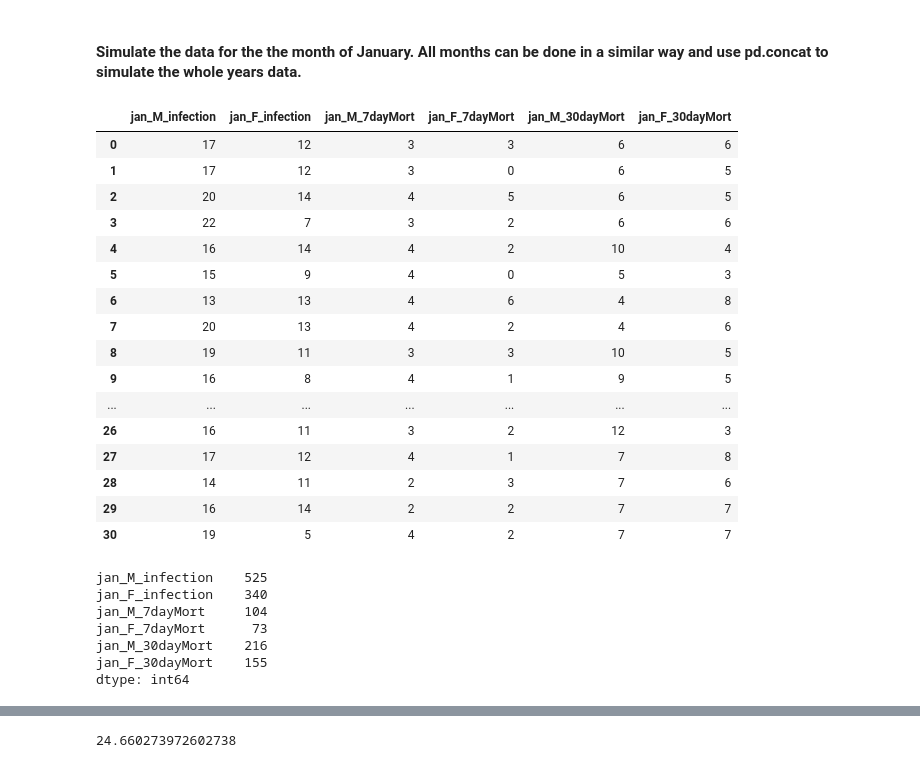
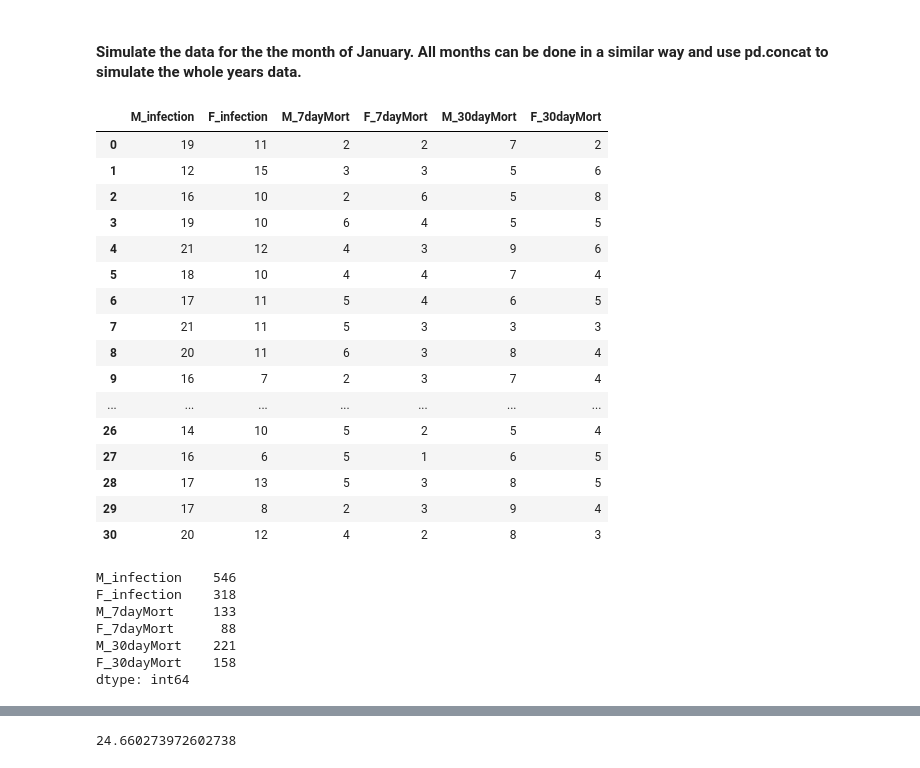
Before and after one commit to NurseQ/Simulation-Project-for-Programming-for-Data-Analysis-, a Jupyter notebook: Simulation Project.ipynb, the cells around one changed output, grey strips where cells are left out. Saved outputs shown, nothing was run; the diff lists cells and outputs as text; code cells hidden in the pictures.

```diff
--- a/Simulation Project.ipynb
+++ b/Simulation Project.ipynb
@@ -176,33 +235,33 @@ dtype: object
 #### Simulate the data for the the month of January. All months can be done in a similar way and use pd.concat to simulate the whole years data.
 # %%
 # DataFrame for simulated data
-x = pd.DataFrame({'jan_M_infection':np.random.binomial(28, .62, 31), 'jan_F_infection': np.random.binomial(28, .38, 31), 'jan_M_7dayMort': np.random.binomial(17, .19, 31), 'jan_F_7dayMort': np.random.binomial(11, .22, 31), 'jan_M_30dayMort': np.random.binomial(17, .38, 31),  'jan_F_30dayMort': np.random.binomial(11, .39, 31) })
-x
+jan = pd.DataFrame({'M_infection':np.random.binomial(28, .62, 31), 'F_infection': np.random.binomial(28, .38, 31), 'M_7dayMort': np.random.binomial(7, .59, 31), 'F_7dayMort': np.random.binomial(7, .41, 31), 'M_30dayMort': np.random.binomial(12, .61, 31),  'F_30dayMort': np.random.binomial(12, .39, 31) })
+jan
 # %% [output]
-|  | jan_M_infection | jan_F_infection | jan_M_7dayMort | jan_F_7dayMort | jan_M_30dayMort | jan_F_30dayMort |
-| 0 | 17 | 12 | 3 | 3 | 6 | 6 |
-| 1 | 17 | 12 | 3 | 0 | 6 | 5 |
-| 2 | 20 | 14 | 4 | 5 | 6 | 5 |
-| 3 | 22 | 7 | 3 | 2 | 6 | 6 |
-| 4 | 16 | 14 | 4 | 2 | 10 | 4 |
-| 5 | 15 | 9 | 4 | 0 | 5 | 3 |
-| 6 | 13 | 13 | 4 | 6 | 4 | 8 |
-| 7 | 20 | 13 | 4 | 2 | 4 | 6 |
-| 8 | 19 | 11 | 3 | 3 | 10 | 5 |
-| 9 | 16 | 8 | 4 | 1 | 9 | 5 |
+|  | M_infection | F_infection | M_7dayMort | F_7dayMort | M_30dayMort | F_30dayMort |
+| 0 | 19 | 11 | 2 | 2 | 7 | 2 |
+| 1 | 12 | 15 | 3 | 3 | 5 | 6 |
+| 2 | 16 | 10 | 2 | 6 | 5 | 8 |
+| 3 | 19 | 10 | 6 | 4 | 5 | 5 |
+| 4 | 21 | 12 | 4 | 3 | 9 | 6 |
+| 5 | 18 | 10 | 4 | 4 | 7 | 4 |
+| 6 | 17 | 11 | 5 | 4 | 6 | 5 |
+| 7 | 21 | 11 | 5 | 3 | 3 | 3 |
+| 8 | 20 | 11 | 6 | 3 | 8 | 4 |
+| 9 | 16 | 7 | 2 | 3 | 7 | 4 |
 | ... | ... | ... | ... | ... | ... | ... |
-| 26 | 16 | 11 | 3 | 2 | 12 | 3 |
-| 27 | 17 | 12 | 4 | 1 | 7 | 8 |
-| 28 | 14 | 11 | 2 | 3 | 7 | 6 |
-| 29 | 16 | 14 | 2 | 2 | 7 | 7 |
-| 30 | 19 | 5 | 4 | 2 | 7 | 7 |
+| 26 | 14 | 10 | 5 | 2 | 5 | 4 |
+| 27 | 16 | 6 | 5 | 1 | 6 | 5 |
+| 28 | 17 | 13 | 5 | 3 | 8 | 5 |
+| 29 | 17 | 8 | 2 | 3 | 9 | 4 |
+| 30 | 20 | 12 | 4 | 2 | 8 | 3 |
 # %%
-x.sum()
+jan.sum()
 # %% [output]
-jan_M_infection    525
-jan_F_infection    340
-jan_M_7dayMort     104
-jan_F_7dayMort      73
-jan_M_30dayMort    216
-jan_F_30dayMort    155
+M_infection    546
+F_infection    318
+M_7dayMort     133
+F_7dayMort      88
+M_30dayMort    221
+F_30dayMort    158
 dtype: int64
```
Also changed, not shown: parts of 24 cells of this notebook.
